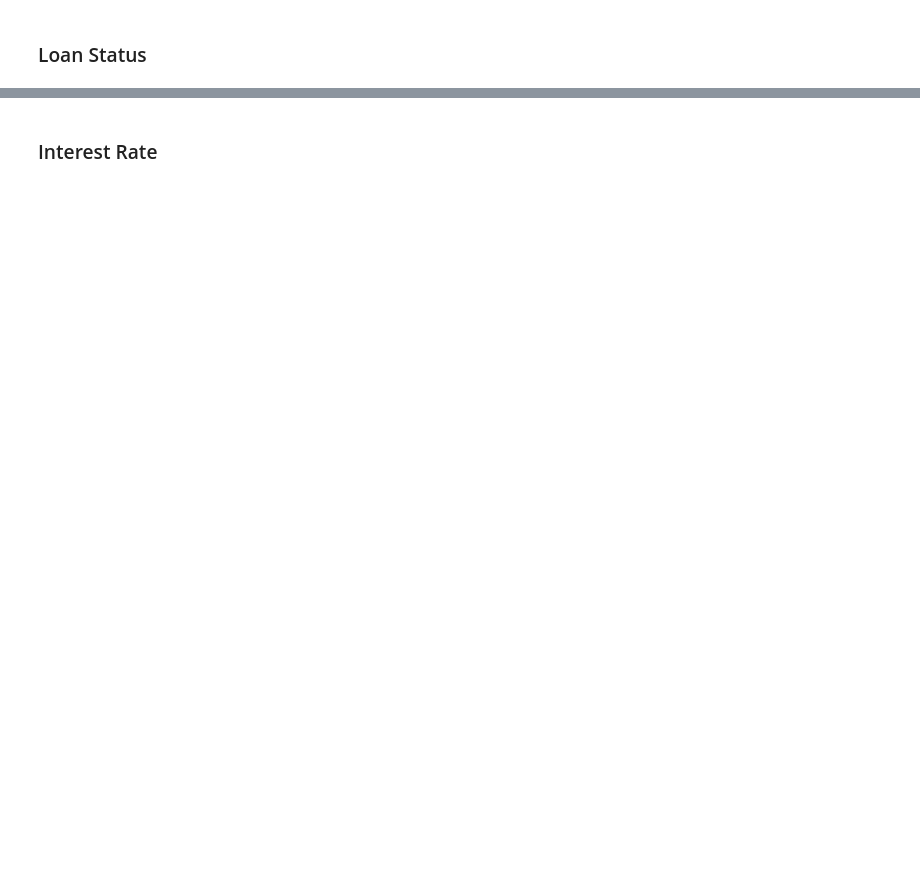
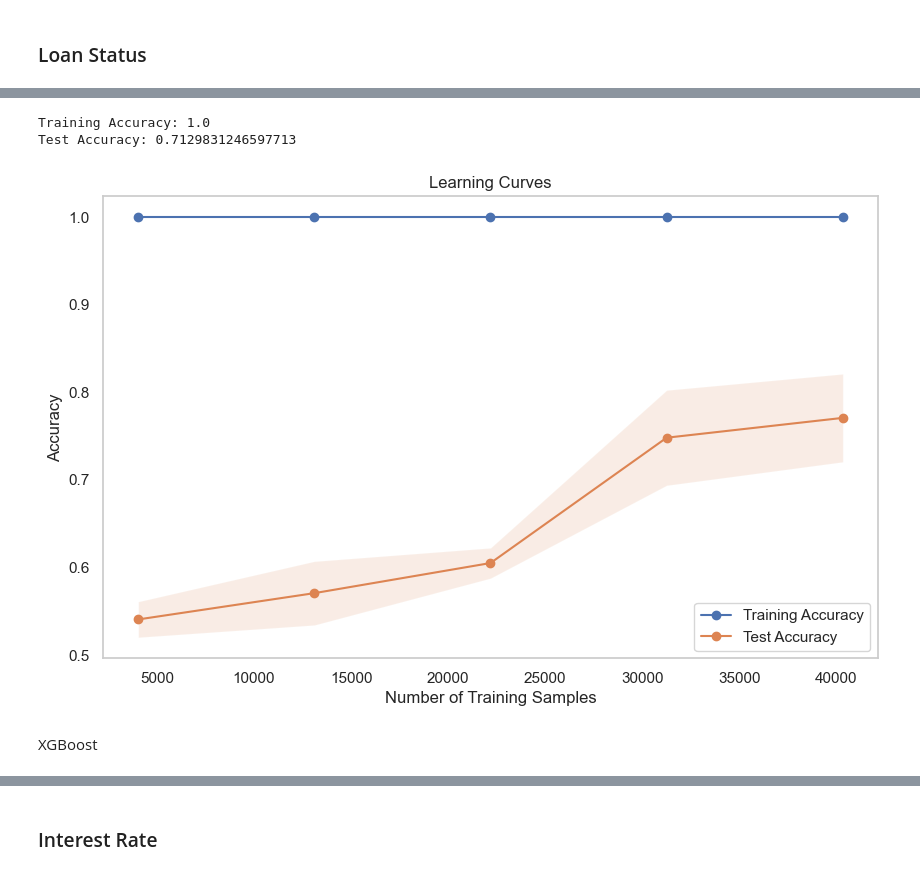
Before and after one commit to likith2201/BankLoanCaseStudy_Project, a Jupyter notebook: BankingLoanCaseStudy.ipynb, the cells around one changed output, grey strips where cells are left out. Cells and saved outputs as stored; diff of their text form; code cells hidden in the pictures; blank space fills up the shorter version.

Commit message:
Updated the Jupeter notebook with new models and added the app.py file with web aplications. also added the joblib files with trained models.

```diff
--- a/BankingLoanCaseStudy.ipynb
+++ b/BankingLoanCaseStudy.ipynb
@@ -1090,7 +1097,7 @@ Remove these columns as we need not check for outliers in these columns
 out_filt_df = loandf_New.drop([
                     'id',
                     'member_id',
-                    'int_rate',
+
                     'grade',
                     'sub_grade',
                     'emp_length',
@@ -1247,0 +1393,17 @@ plt.show()
+# %%
+purpose_mapping = {
+    "credit_card": 1,
+    "car": 2,
+    "small_business": 3,
+    "other": 4,
+    "wedding": 5,
+    "debt_consolidation": 6,
+    "home_improvement": 7,
+    "major_purchase": 8,
+    "medical": 9,
+    "moving": 10,
+    "vacation": 11,
+    "house": 12,
+    "renewable_energy": 13,
+    "educational": 14,
+}
@@ -1299,0 +1601,48 @@ test ratio = 0.8580870917573873
+# %%
+from sklearn.model_selection import learning_curve
+
+# Initialize the Decision Tree Classifier
+DTC_loan_status = DecisionTreeClassifier(random_state=42)
+
+# Fit the classifier on the training data
+DTC_loan_status.fit(X_train_resampled_loan_status, y_train_resampled_loan_status)
+
+# Make predictions on the training and test sets
+y_pred_train = DTC_loan_status.predict(X_train_resampled_loan_status)
+y_pred_test = DTC_loan_status.predict(X_test_loan_status)
+
+# Evaluate the classifier's performance on both sets
+accuracy_train = accuracy_score(y_train_resampled_loan_status, y_pred_train)
+accuracy_test = accuracy_score(y_test_loan_status, y_pred_test)
+
+# Print the accuracy on both sets
+print("Training Accuracy:", accuracy_train)
+print("Test Accuracy:", accuracy_test)
+
+# Check for overfitting using learning curves
+train_sizes, train_scores, test_scores = learning_curve(DTC_loan_status, X_train_resampled_loan_status, y_train_resampled_loan_status, cv=5)
+
+# Calculate the mean and standard deviation of training and test scores
+train_mean = np.mean(train_scores, axis=1)
+train_std = np.std(train_scores, axis=1)
+test_mean = np.mean(test_scores, axis=1)
+test_std = np.std(test_scores, axis=1)
+
+# Plot learning curves
+plt.figure(figsize=(10, 6))
+plt.plot(train_sizes, train_mean, label="Training Accuracy", marker='o', linestyle='-')
+plt.fill_between(train_sizes, train_mean - train_std, train_mean + train_std, alpha=0.15)
+plt.plot(train_sizes, test_mean, label="Test Accuracy", marker='o', linestyle='-')
+plt.fill_between(train_sizes, test_mean - test_std, test_mean + test_std, alpha=0.15)
+plt.xlabel("Number of Training Samples")
+plt.ylabel("Accuracy")
+plt.title("Learning Curves")
+plt.legend(loc="best")
+plt.grid()
+plt.show()
+# %% [output]
+Training Accuracy: 1.0
+Test Accuracy: 0.7129831246597713
+[figure, added]
+# %% [markdown]
+XGBoost
```
Also changed, not shown: parts of 155 cells of this notebook, 3 other files.
